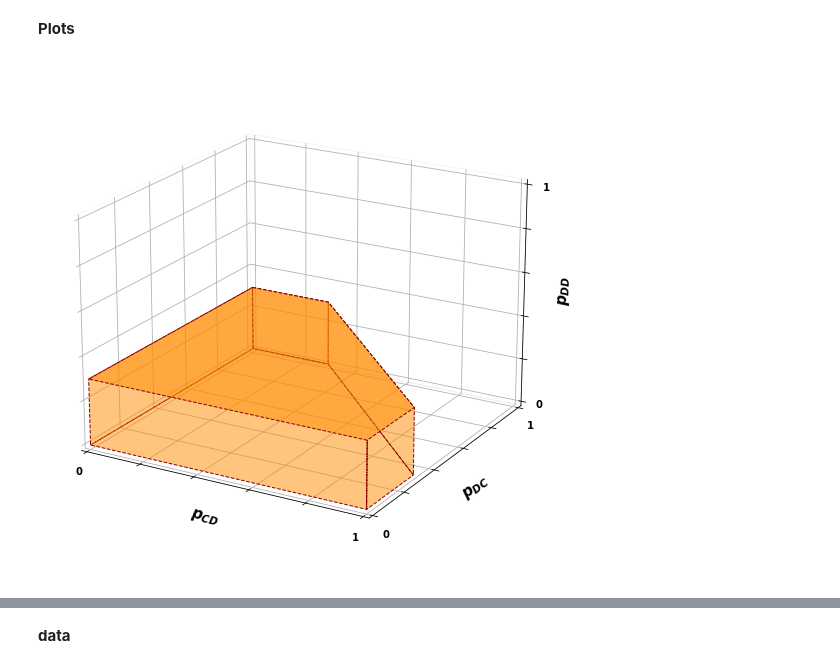
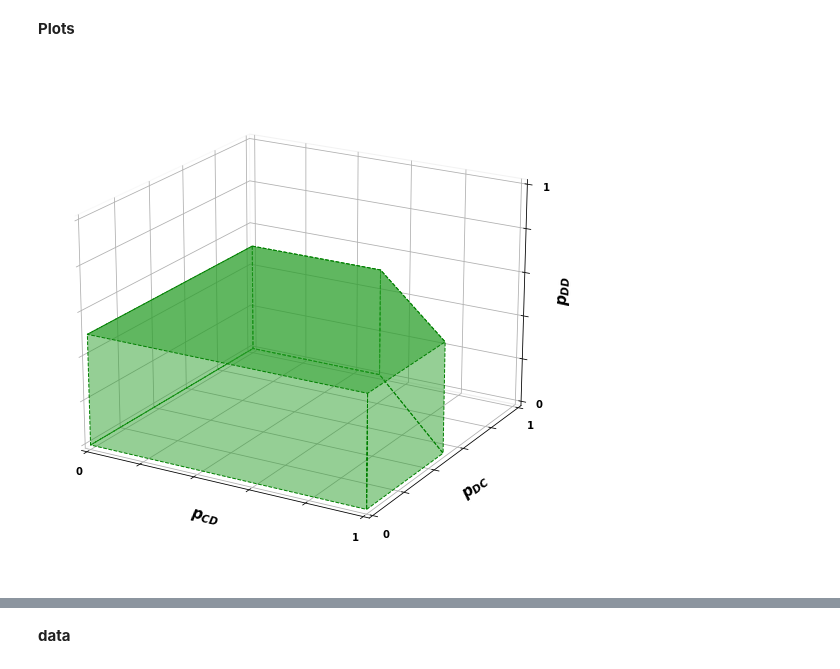
Before and after one commit to Nikoleta-v3/conditional-cooperation-with-longer-memory, a Jupyter notebook: notebooks/Plotting for manuscript.ipynb, the cells around one changed output, grey strips where cells are left out. Saved outputs shown, nothing was run; the diff lists cells and outputs as text; code cells hidden in the pictures.

```diff
--- a/notebooks/Plotting for manuscript.ipynb
+++ b/notebooks/Plotting for manuscript.ipynb
@@ -36,7 +36,7 @@ from main import invariant_distribution, invariant_distribution_analytically
 # %% [markdown]
 **Plots**
 # %%
-b, c = 1, .7
+b, c = 1, .5
 # %%
 def calculate_verts(b, c):
     p = 1 - c / b
@@ -75,33 +75,40 @@ fig = plt.figure(figsize=(20, 20))
 ax1 = fig.add_subplot(121, projection='3d')
 
 axes = [ax1]
 
+verts = calculate_verts(b, c)
 
-ax1.add_collection3d(Poly3DCollection(verts, facecolors="darkorange",
+
+ax1.add_collection3d(Poly3DCollection(verts, facecolors="tab:green",
                                      alpha=0.5,
                                      linewidths=1,
                                      linestyle='--',
-                                     edgecolors='darkred',));
+                                     edgecolors='green',));
 
 ax1.view_init(20, -60)
 
 
 for ax in axes:
 
     ax.set_xlim(0, 1);
     ax.set_ylim(0, 1);
     ax.set_zlim(0, 1);
 
     ax.set_xlabel("$p_{CD}$", fontsize=15)
     ax.set_ylabel("$p_{DC}$", fontsize=15)
     ax.set_zlabel("$p_{DD}$", fontsize=15)
 
     ax.set_xticklabels([0, "", "", "", "", 1])
     ax.set_yticklabels([0, "", "", "", "", 1])
     ax.set_zticklabels([0, "", "", "", "", 1])
 
     ax.xaxis.pane.fill = False
     ax.yaxis.pane.fill = False
     ax.zaxis.pane.fill = False
+
+fig.savefig("/Users/storm/src/talks/talks/2023-06-28-Dartmouth/static/two_bit_result.png",
+            transparent=True,
+            bbox_inches='tight',
+            dpi=200)
 # %% [output]
-[figure, old version]
+[figure, new version]
```
Also changed, not shown: parts of 2 cells of this notebook, 10 other files.
